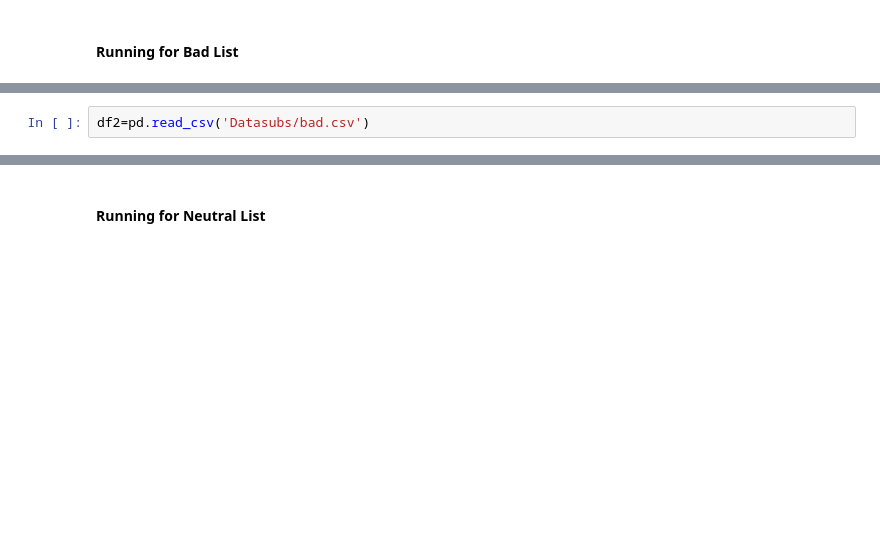
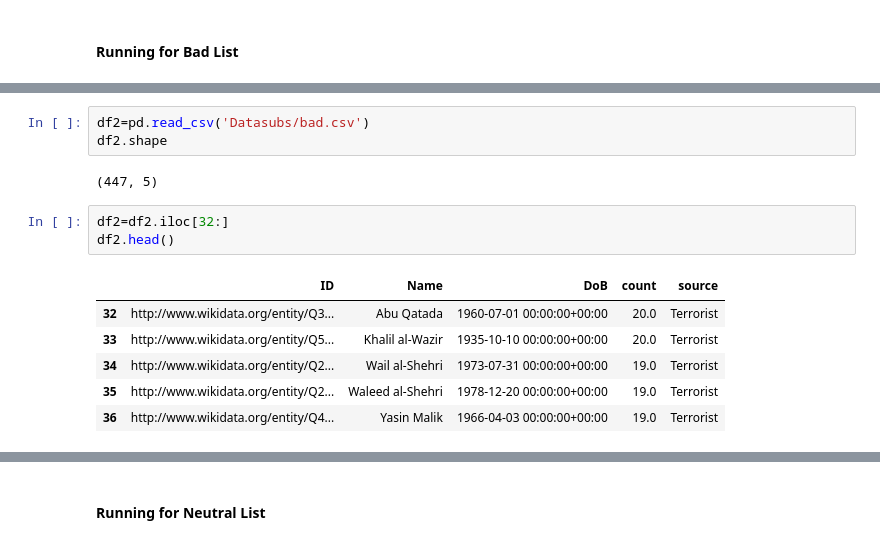
Before and after one commit to SnehaR26/psychollm, a Jupyter notebook: falcon211b.ipynb, the cells around one changed output, grey strips where cells are left out. Drawn from its saved outputs; the diff is of its cells as text; blank space fills up the shorter version.

```diff
--- a/falcon211b.ipynb
+++ b/falcon211b.ipynb
@@ -831,5 +842,18 @@ Output saved to outputlog.txt
 # %%
 df2=pd.read_csv('Datasubs/bad.csv')
+df2.shape
+# %% [output]
+(447, 5)
+# %%
+df2=df2.iloc[32:]
+df2.head()
+# %% [output]
+|  | ID | Name | DoB | count | source |
+| 32 | http://www.wikidata.org/entity/Q3... | Abu Qatada | 1960-07-01 00:00:00+00:00 | 20.0 | Terrorist |
+| 33 | http://www.wikidata.org/entity/Q5... | Khalil al-Wazir | 1935-10-10 00:00:00+00:00 | 20.0 | Terrorist |
+| 34 | http://www.wikidata.org/entity/Q2... | Wail al-Shehri | 1973-07-31 00:00:00+00:00 | 19.0 | Terrorist |
+| 35 | http://www.wikidata.org/entity/Q2... | Waleed al-Shehri | 1978-12-20 00:00:00+00:00 | 19.0 | Terrorist |
+| 36 | http://www.wikidata.org/entity/Q4... | Yasin Malik | 1966-04-03 00:00:00+00:00 | 19.0 | Terrorist |
 # %%
 name_category_dict2 = dict(zip(df2['Name'], df2['source']))
 
```
Also changed, not shown: parts of 18 cells of this notebook, 7 other files.
